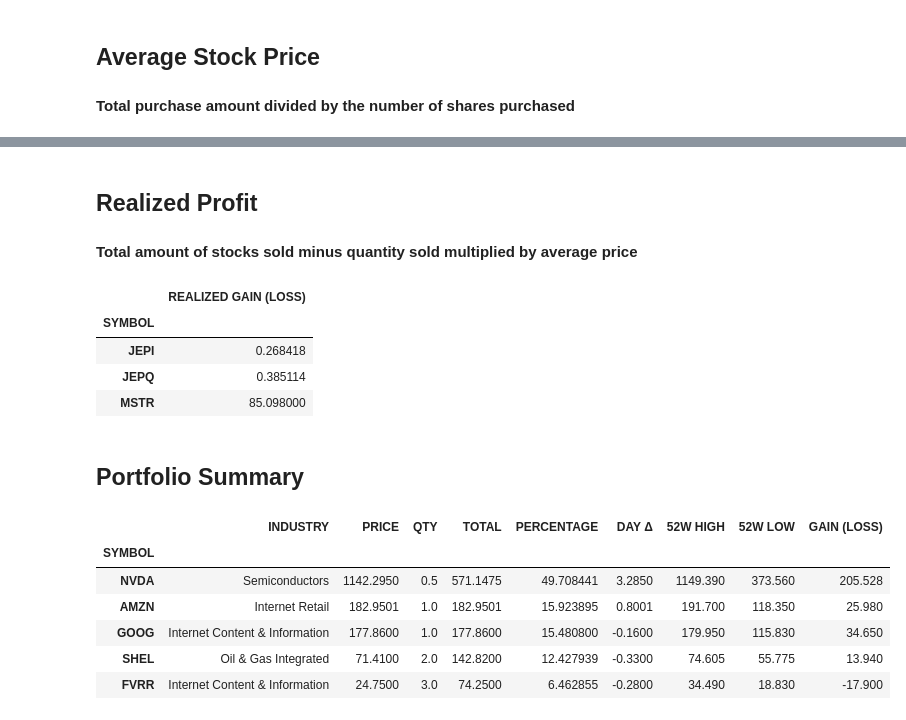
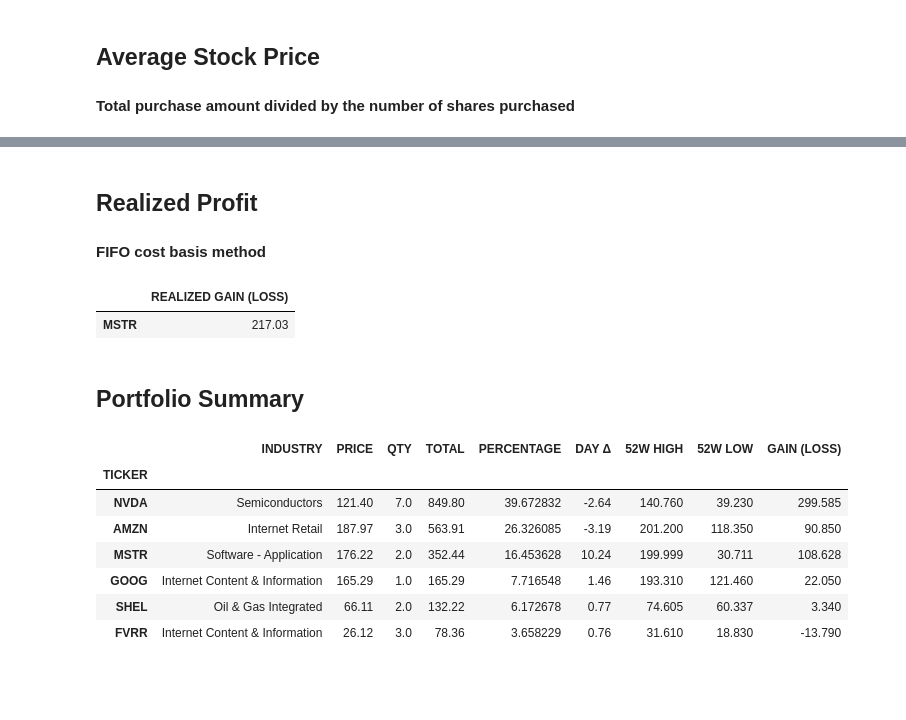
Before and after one commit to caitlyn-kay/Investment-Portfolio-Tracker, a Jupyter notebook: PortfolioTracker.ipynb, the cells around one changed output, grey strips where cells are left out. Cells and saved outputs as stored; diff of their text form; code cells hidden in the pictures; blank space fills up the shorter version.

```diff
--- a/PortfolioTracker.ipynb
+++ b/PortfolioTracker.ipynb
@@ -40,9 +160,11 @@ stock_quant
 ## **Average Stock Price**
 #### Total purchase amount divided by the number of shares purchased
 # %%
-buydf = df[df['ACTION'] == 'BUY']
-total_owned = buydf.groupby('SYMBOL')['TOTAL'].sum()
-average_price = total_owned / buydf.groupby('SYMBOL')['QTY'].sum()
-average_price.to_frame('AVG PRICE')
+df_buy = df_transaction[df_transaction['ACTION'] == 'BUY']
+total_owned = df_buy.groupby('TICKER')['TOTAL'].sum()
+df_average_price = total_owned / df_buy.groupby('TICKER')['QTY'].sum()
+df_average_price = df_average_price.to_frame('AVG PRICE')
+df_average_price['AVG PRICE'].update(average_price)
+df_average_price
 # %% [output]
 |  | AVG PRICE |
@@ -71,13 +178,9 @@ total_sold.to_frame('TOTAL SOLD')
-# %% [markdown]
-## **Realized Profit**
-#### Total amount of stocks sold minus quantity sold multiplied by average price
-# %%
-realized_profit = total_sold - selldf.groupby('SYMBOL')['QTY'].sum() * average_price
-realized_profit.to_frame('REALIZED GAIN (LOSS)').dropna()
-# %% [output]
-|  | REALIZED GAIN (LOSS) |
-| SYMBOL |  |
-| JEPI | 0.268418 |
-| JEPQ | 0.385114 |
-| MSTR | 85.098000 |
+# %% [markdown]
+## **Realized Profit**
+#### FIFO cost basis method
+# %%
+pd.DataFrame.from_dict(realized_profit, orient='index', columns=['REALIZED GAIN (LOSS)'])
+# %% [output]
+|  | REALIZED GAIN (LOSS) |
+| MSTR | 217.03 |
 # %%
@@ -131,20 +232,20 @@ def getStockGainLoss(symbol):
 # %%
-portfolio_dict = {'SYMBOL': [], 'INDUSTRY': [], 'PRICE': [], 'QTY': [],  'TOTAL': [], 'PERCENTAGE': [], 'DAY Δ': [], '52W HIGH': [], '52W LOW': [], 'GAIN (LOSS)': []}
-for symbol in stock_quant:
-    stock_industry = getStockIndustry(symbol)
-    stock_price = getCurrentPrice(symbol)
-    stock_value = getStockValue(symbol, stock_quant[symbol])
-    percentage = getStockPercentage(symbol, stock_quant[symbol])
-    day_change = stock_price-getPreviousClosePrice(symbol)
-    year_high = getStockYearHighLow(symbol, 'high')
-    year_low = getStockYearHighLow(symbol, 'low')
-    stock_gainloss = getStockGainLoss(symbol)
+portfolio_dict = {'TICKER': [], 'INDUSTRY': [], 'PRICE': [], 'QTY': [],  'TOTAL': [], 'PERCENTAGE': [], 'DAY Δ': [], '52W HIGH': [], '52W LOW': [], 'GAIN (LOSS)': []}
+for ticker in stock_qty:
+    stock_industry = getStockIndustry(ticker)
+    stock_price = getCurrentPrice(ticker)
+    stock_value = getStockValue(ticker, stock_qty[ticker])
+    percentage = getStockPercentage(ticker, stock_qty[ticker])
+    day_change = stock_price-getPreviousClosePrice(ticker)
+    year_high = getStockYearHighLow(ticker, 'high')
+    year_low = getStockYearHighLow(ticker, 'low')
+    stock_gainloss = getStockGainLoss(ticker)
 
     # Append stock information into portfolio_dict
-    portfolio_dict['SYMBOL'].append(symbol)
+    portfolio_dict['TICKER'].append(ticker)
     portfolio_dict['INDUSTRY'].append(stock_industry)
     portfolio_dict['PRICE'].append(stock_price)
-    portfolio_dict['QTY'].append(stock_quant[symbol])
+    portfolio_dict['QTY'].append(stock_qty[ticker])
     portfolio_dict['TOTAL'].append(stock_value)
     portfolio_dict['PERCENTAGE'].append(percentage)
     portfolio_dict['DAY Δ'].append(day_change)
@@ -154,17 +255,18 @@ for symbol in stock_quant:
 # %% [markdown]
 ## **Portfolio Summary**
 # %%
-portfoliodf = pd.DataFrame(data=portfolio_dict).sort_values(by='TOTAL', ascending=False)
-portfoliodf.set_index('SYMBOL', inplace=True)
-portfoliodf
+df_portfolio = pd.DataFrame(data=portfolio_dict).sort_values(by='TOTAL', ascending=False)
+df_portfolio.set_index('TICKER', inplace=True)
+df_portfolio
 # %% [output]
 |  | INDUSTRY | PRICE | QTY | TOTAL | PERCENTAGE | DAY Δ | 52W HIGH | 52W LOW | GAIN (LOSS) |
-| SYMBOL |  |  |  |  |  |  |  |  |  |
-| NVDA | Semiconductors | 1142.2950 | 0.5 | 571.1475 | 49.708441 | 3.2850 | 1149.390 | 373.560 | 205.528 |
-| AMZN | Internet Retail | 182.9501 | 1.0 | 182.9501 | 15.923895 | 0.8001 | 191.700 | 118.350 | 25.980 |
-| GOOG | Internet Content & Information | 177.8600 | 1.0 | 177.8600 | 15.480800 | -0.1600 | 179.950 | 115.830 | 34.650 |
-| SHEL | Oil & Gas Integrated | 71.4100 | 2.0 | 142.8200 | 12.427939 | -0.3300 | 74.605 | 55.775 | 13.940 |
-| FVRR | Internet Content & Information | 24.7500 | 3.0 | 74.2500 | 6.462855 | -0.2800 | 34.490 | 18.830 | -17.900 |
+| TICKER |  |  |  |  |  |  |  |  |  |
+| NVDA | Semiconductors | 121.40 | 7.0 | 849.80 | 39.672832 | -2.64 | 140.760 | 39.230 | 299.585 |
+| AMZN | Internet Retail | 187.97 | 3.0 | 563.91 | 26.326085 | -3.19 | 201.200 | 118.350 | 90.850 |
+| MSTR | Software - Application | 176.22 | 2.0 | 352.44 | 16.453628 | 10.24 | 199.999 | 30.711 | 108.628 |
+| GOOG | Internet Content & Information | 165.29 | 1.0 | 165.29 | 7.716548 | 1.46 | 193.310 | 121.460 | 22.050 |
+| SHEL | Oil & Gas Integrated | 66.11 | 2.0 | 132.22 | 6.172678 | 0.77 | 74.605 | 60.337 | 3.340 |
+| FVRR | Internet Content & Information | 26.12 | 3.0 | 78.36 | 3.658229 | 0.76 | 31.610 | 18.830 | -13.790 |
 # %%
 portfolio_value = getPortfolioValue()
 
```
Also changed, not shown: parts of 15 cells of this notebook.
